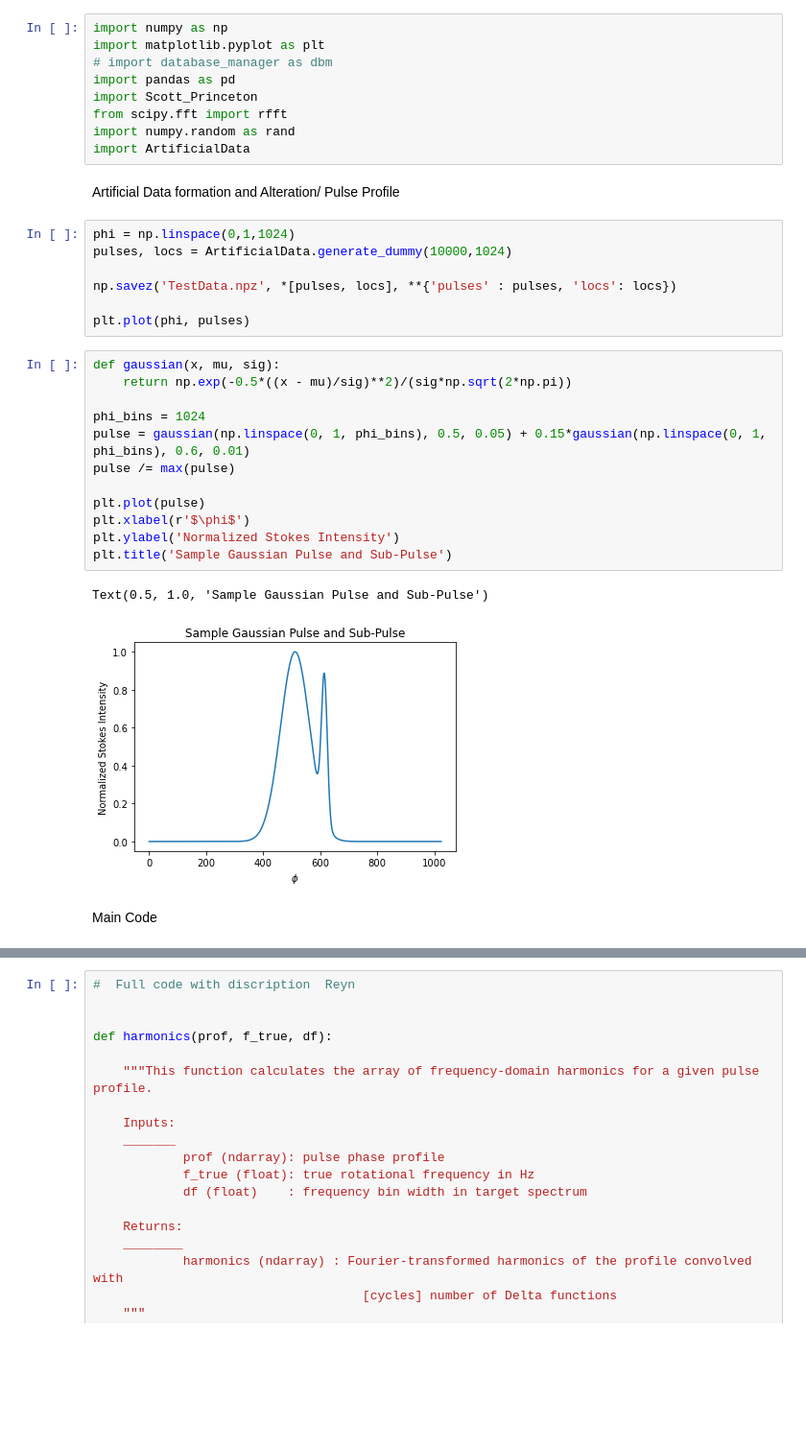
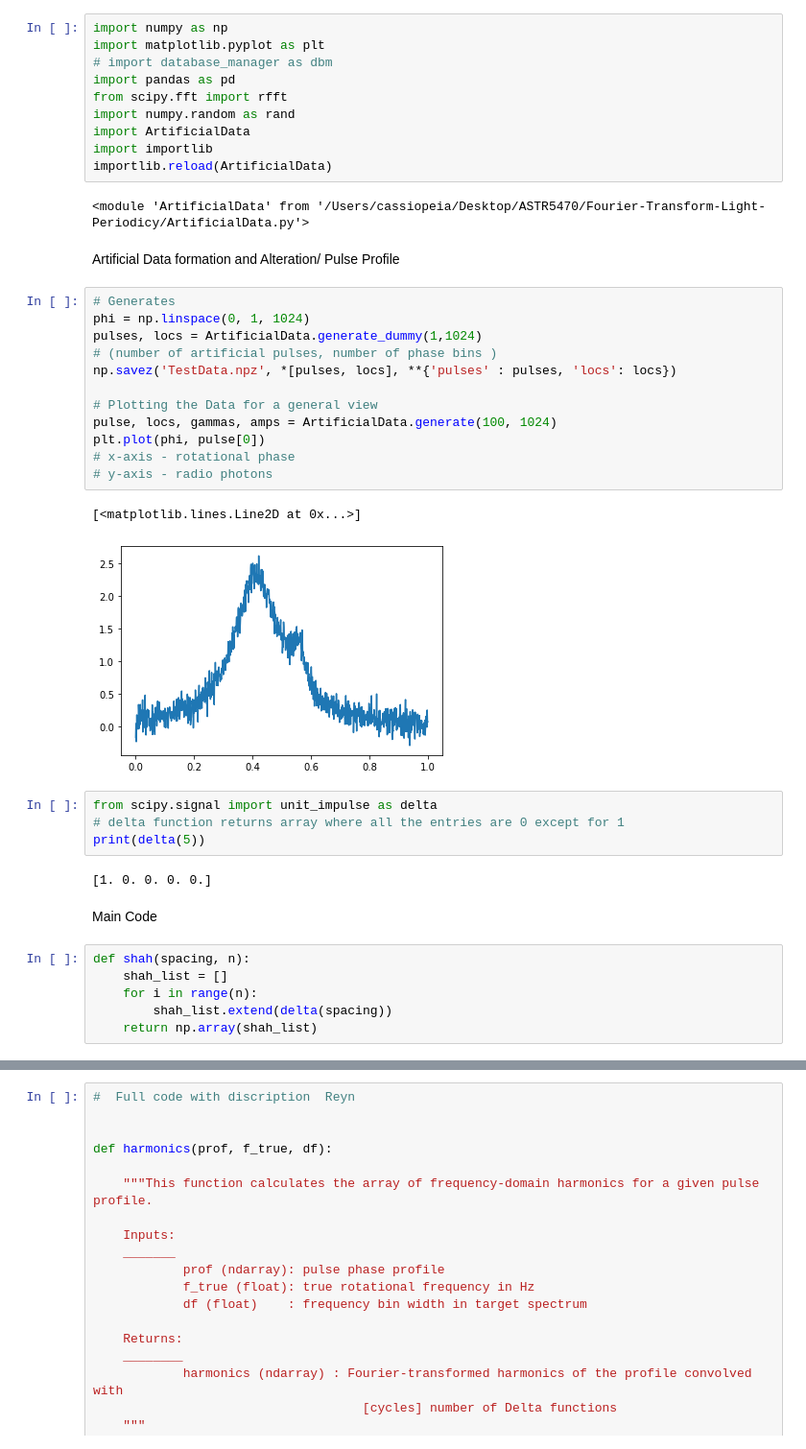
Before and after one commit to lianisreyes/Fourier-Transform-Light-Periodicy, a Jupyter notebook: FFT Final Project .ipynb, the cells around one changed output, grey strips where cells are left out. Shown: that part at 96% size. Cells and saved outputs as stored; diff of their text form; blank space fills up the shorter version.

Commit message:
updating shah function delta function and pulse train

```diff
--- a/FFT Final Project .ipynb
+++ b/FFT Final Project .ipynb
@@ -3,33 +3,41 @@ import numpy as np
 import matplotlib.pyplot as plt
 # import database_manager as dbm
 import pandas as pd
-import Scott_Princeton
 from scipy.fft import rfft
 import numpy.random as rand
 import ArtificialData
+import importlib
+importlib.reload(ArtificialData)
+# %% [output]
+<module 'ArtificialData' from '/Users/cassiopeia/Desktop/ASTR5470/Fourier-Transform-Light-Periodicy/ArtificialData.py'>
 # %% [markdown]
 Artificial Data formation and Alteration/ Pulse Profile
 # %%
-phi = np.linspace(0,1,1024)
-pulses, locs = ArtificialData.generate_dummy(10000,1024)
-
+# Generates
+phi = np.linspace(0, 1, 1024)
+pulses, locs = ArtificialData.generate_dummy(1,1024)
+# (number of artificial pulses, number of phase bins )
 np.savez('TestData.npz', *[pulses, locs], **{'pulses' : pulses, 'locs': locs})
 
-plt.plot(phi, pulses)
+# Plotting the Data for a general view
+pulse, locs, gammas, amps = ArtificialData.generate(100, 1024)
+plt.plot(phi, pulse[0])
+# x-axis - rotational phase
+# y-axis - radio photons
+# %% [output]
+[<matplotlib.lines.Line2D at 0x...>]
+[figure, added]
-# %%
-def gaussian(x, mu, sig):
-    return np.exp(-0.5*((x - mu)/sig)**2)/(sig*np.sqrt(2*np.pi))
-
-phi_bins = 1024
-pulse = gaussian(np.linspace(0, 1, phi_bins), 0.5, 0.05) + 0.15*gaussian(np.linspace(0, 1, phi_bins), 0.6, 0.01)
-pulse /= max(pulse)
-
-plt.plot(pulse)
-plt.xlabel(r'$\phi$')
-plt.ylabel('Normalized Stokes Intensity')
-plt.title('Sample Gaussian Pulse and Sub-Pulse')
-# %% [output]
-Text(0.5, 1.0, 'Sample Gaussian Pulse and Sub-Pulse')
-[figure, removed]
+# %%
+from scipy.signal import unit_impulse as delta
+# delta function returns array where all the entries are 0 except for 1
+print(delta(5))
+# %% [output]
+[1. 0. 0. 0. 0.]
 # %% [markdown]
 Main Code
+# %%
+def shah(spacing, n):
+    shah_list = []
+    for i in range(n):
+        shah_list.extend(delta(spacing))
+    return np.array(shah_list)
```
Also changed, not shown: parts of 4 cells of this notebook, 2 other files.
